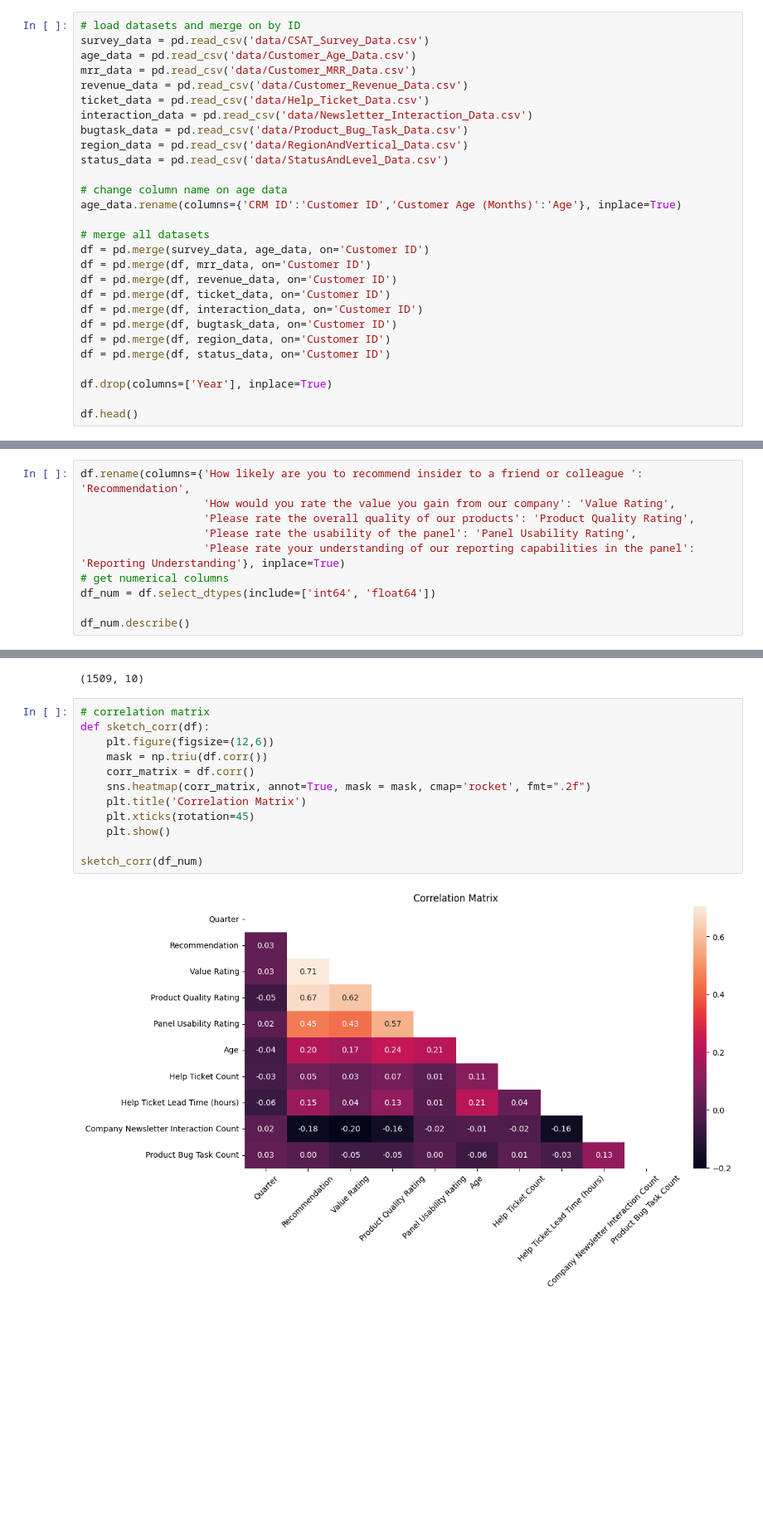
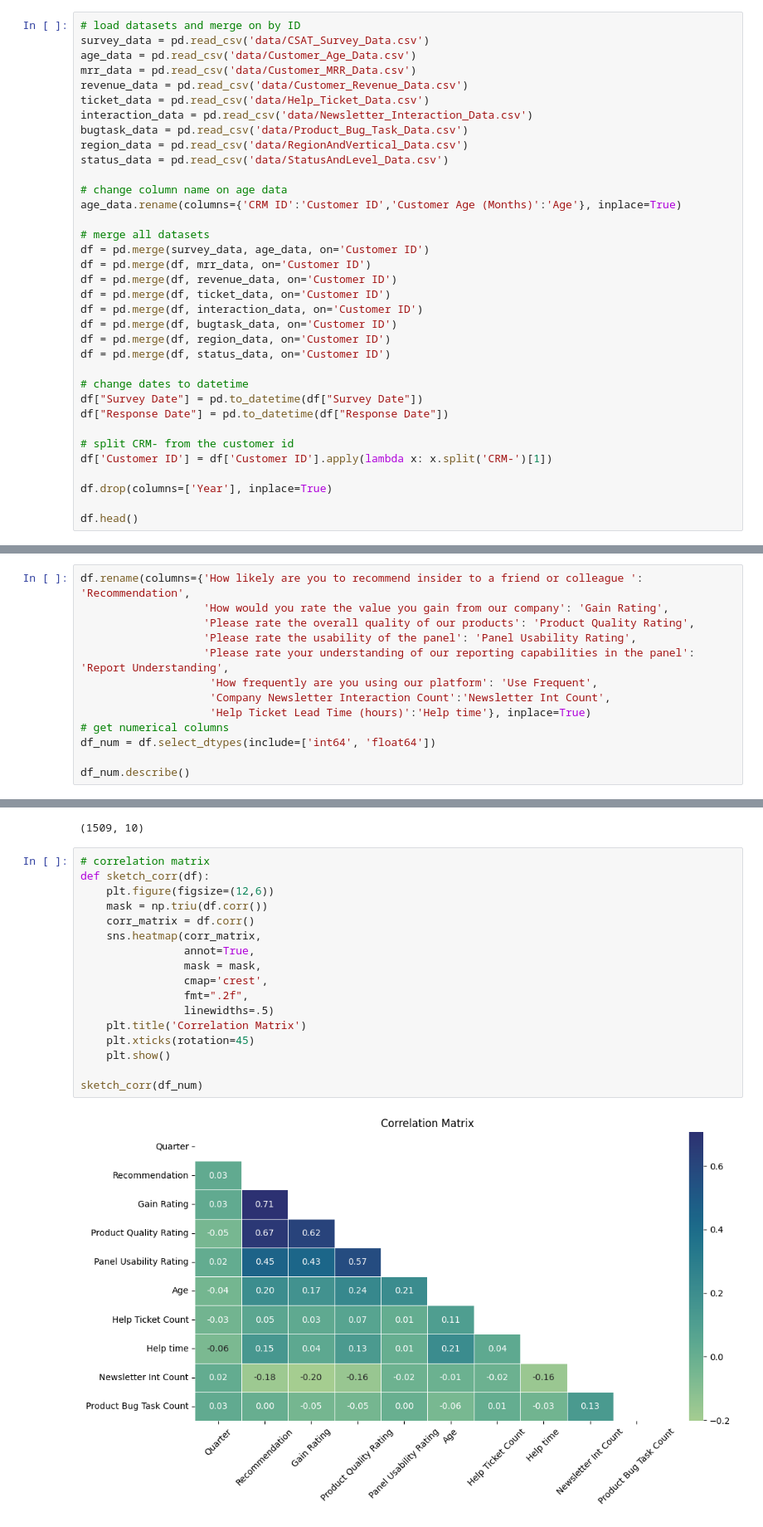
Before and after one commit to EfeDogan/datathon, a Jupyter notebook: main.ipynb, the cells around one changed output, grey strips where cells are left out. Shown at 83% size. Saved outputs shown, nothing was run; the diff lists cells and outputs as text; blank space fills up the shorter version.

Commit message:
new graphics and styles

```diff
--- a/main.ipynb
+++ b/main.ipynb
@@ -40,6 +28,13 @@ df = pd.merge(df, bugtask_data, on='Customer ID')
 df = pd.merge(df, region_data, on='Customer ID')
 df = pd.merge(df, status_data, on='Customer ID')
 
+# change dates to datetime
+df["Survey Date"] = pd.to_datetime(df["Survey Date"])
+df["Response Date"] = pd.to_datetime(df["Response Date"])
+
+# split CRM- from the customer id
+df['Customer ID'] = df['Customer ID'].apply(lambda x: x.split('CRM-')[1])
+
 df.drop(columns=['Year'], inplace=True)
 
 df.head()
@@ -100,10 +95,13 @@ Customer Level                                                                0
 dtype: int64
 # %%
 df.rename(columns={'How likely are you to recommend insider to a friend or colleague ': 'Recommendation',
-                   'How would you rate the value you gain from our company': 'Value Rating',
+                   'How would you rate the value you gain from our company': 'Gain Rating',
                    'Please rate the overall quality of our products': 'Product Quality Rating',
                    'Please rate the usability of the panel': 'Panel Usability Rating',
-                   'Please rate your understanding of our reporting capabilities in the panel': 'Reporting Understanding'}, inplace=True)
+                   'Please rate your understanding of our reporting capabilities in the panel': 'Report Understanding',
+                    'How frequently are you using our platform': 'Use Frequent',
+                    'Company Newsletter Interaction Count':'Newsletter Int Count',
+                    'Help Ticket Lead Time (hours)':'Help time'}, inplace=True)
 # get numerical columns
 df_num = df.select_dtypes(include=['int64', 'float64'])
 
@@ -145,15 +145,20 @@ df_num.shape
 # %%
 # correlation matrix
 def sketch_corr(df):
     plt.figure(figsize=(12,6))
     mask = np.triu(df.corr())
     corr_matrix = df.corr()
-    sns.heatmap(corr_matrix, annot=True, mask = mask, cmap='rocket', fmt=".2f")
+    sns.heatmap(corr_matrix,
+                annot=True,
+                mask = mask,
+                cmap='crest',
+                fmt=".2f",
+                linewidths=.5)
     plt.title('Correlation Matrix')
     plt.xticks(rotation=45)
     plt.show()
 
 sketch_corr(df_num)
 # %% [output]
-[figure, old version]
+[figure, new version]
 # %%
```
Also changed, not shown: parts of 9 cells of this notebook.
